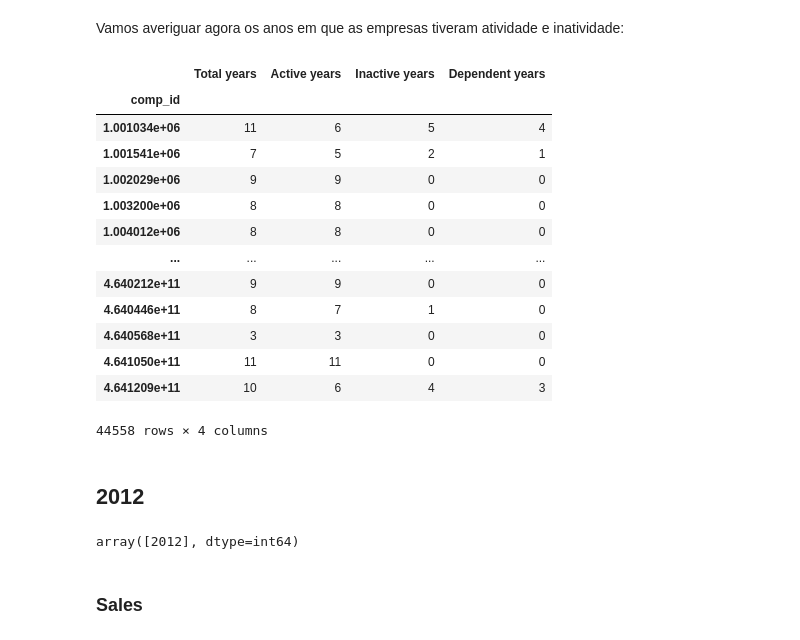
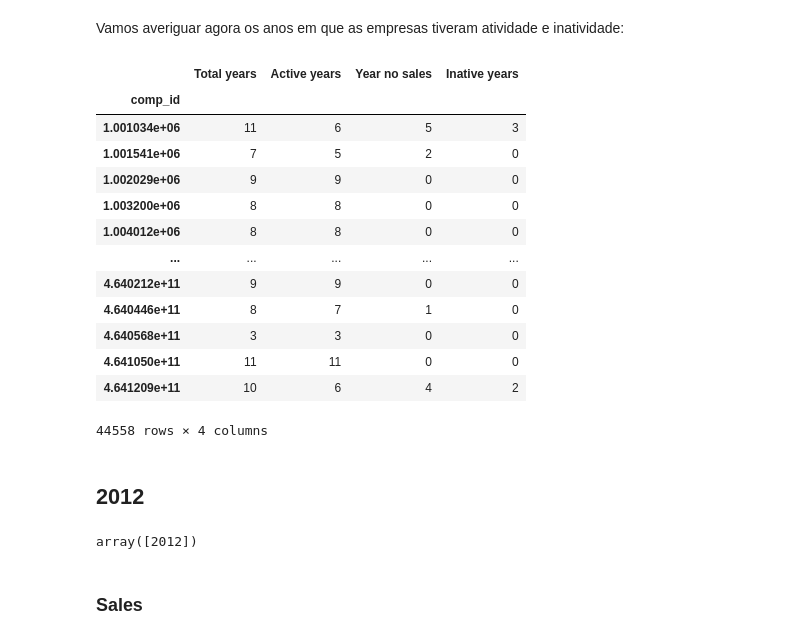
Before and after one commit to caio-a-garcia/PADS_Atividade_Integradora, a Jupyter notebook: Tratamento_de_dados.ipynb, the cells around one changed output. Cells and saved outputs as stored; diff of their text form; code cells hidden in the pictures.

```diff
--- a/Tratamento_de_dados.ipynb
+++ b/Tratamento_de_dados.ipynb
@@ -264,7 +261,7 @@ data['sales_x2'] = np.select(conditions_x2, values_x2)
 
 # Create a condition to identify companies that ceased to operate
 # (sem vendas por mais de 2 anos)
-condition = (data['sales_x1'] == 0) & (data['sales_x2'] == 0)
+c
 
 # Create a new 'dependente' column with 1 for ceased companies and 0 otherwise
 data['dependente'] = condition.astype(int)
@@ -345,23 +338,23 @@ comp_years = data_grouped['year'].count()
 #Contando anos de "atividade"
 active_years = data_grouped.apply(lambda group: (group['sales'] > 0).sum())
 
-#contando anos de "inatividade"
-inactive_years = data_grouped.apply(lambda group: (group['sales'] == 0).sum())
+#contando anos sem vendas
+years_no_sales = data_grouped.apply(lambda group: (group['sales'] == 0).sum())
 
-#Contando anos de "dependência"
-depend_years = data_grouped.apply(lambda group: (group['dependente'] == 1).sum())
+#Contando anos de "inatividade"
+inative_years = data_grouped.apply(lambda group: (group['dependente'] == 1).sum())
 # %%
 activity_df = pd.DataFrame({"Total years":comp_years,
                             "Active years":active_years,
-                            "Inactive years":inactive_years,
-                            "Dependent years":depend_years})
+                            "Year no sales":years_no_sales,
+                            "Inative years":inative_years})
 
 activity_df
 # %% [output]
-|  | Total years | Active years | Inactive years | Dependent years |
+|  | Total years | Active years | Year no sales | Inative years |
 | comp_id |  |  |  |  |
-| 1.001034e+06 | 11 | 6 | 5 | 4 |
-| 1.001541e+06 | 7 | 5 | 2 | 1 |
+| 1.001034e+06 | 11 | 6 | 5 | 3 |
+| 1.001541e+06 | 7 | 5 | 2 | 0 |
 | 1.002029e+06 | 9 | 9 | 0 | 0 |
 | 1.003200e+06 | 8 | 8 | 0 | 0 |
 | 1.004012e+06 | 8 | 8 | 0 | 0 |
@@ -370,15 +363,15 @@ activity_df
 | 4.640446e+11 | 8 | 7 | 1 | 0 |
 | 4.640568e+11 | 3 | 3 | 0 | 0 |
 | 4.641050e+11 | 11 | 11 | 0 | 0 |
-| 4.641209e+11 | 10 | 6 | 4 | 3 |
+| 4.641209e+11 | 10 | 6 | 4 | 2 |
 44558 rows × 4 columns
 # %% [markdown]
 ## 2012
 # %%
-data_2012 = data[data['year'] == 2012]
+data_2012 = data[data['year'] == 2012].copy()
 data_2012.year.unique()
 # %% [output]
-array([2012], dtype=int64)
+array([2012])
 # %%
 import math
 # %% [markdown]
```
Also changed, not shown: parts of 21 cells of this notebook, 1 other file.
